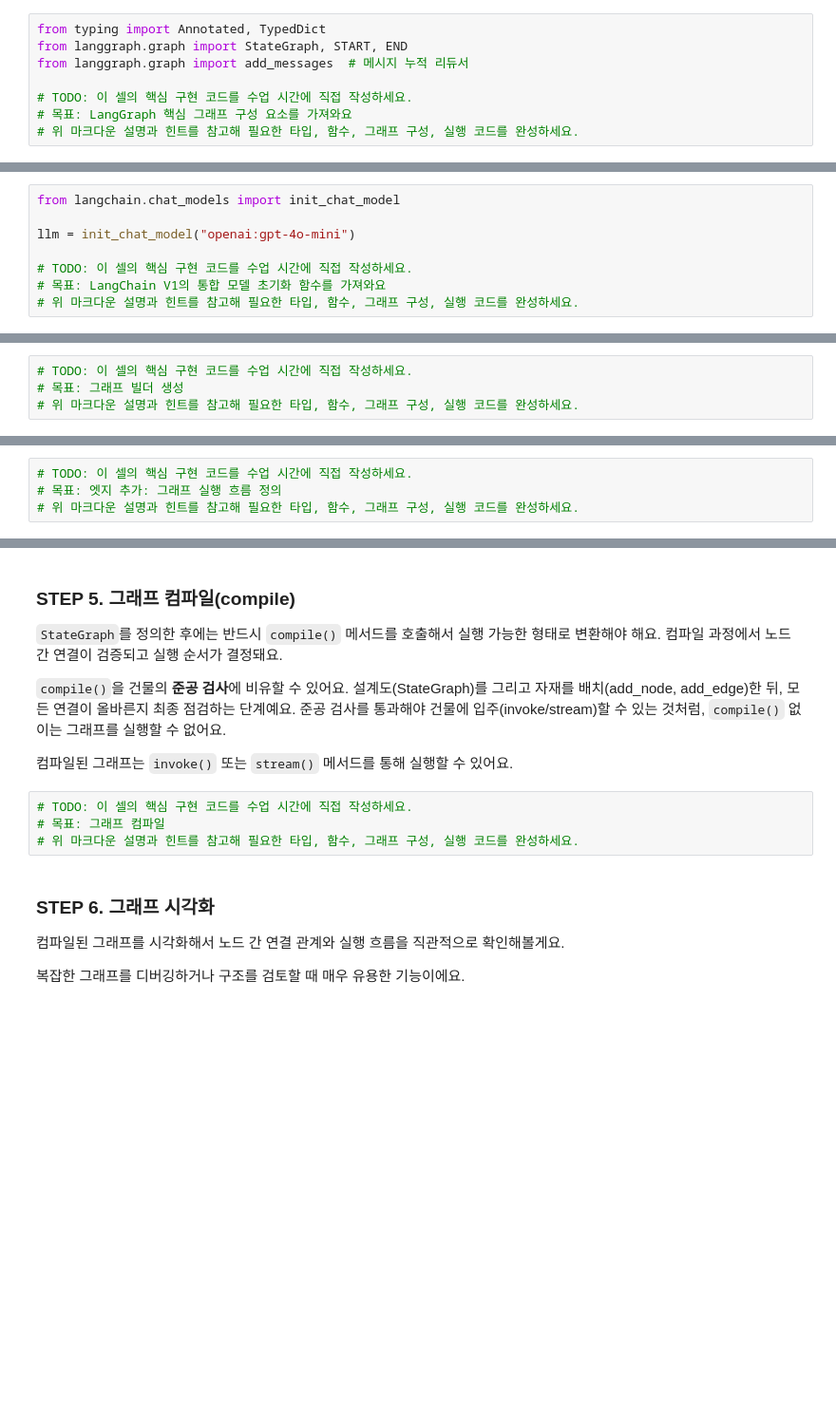
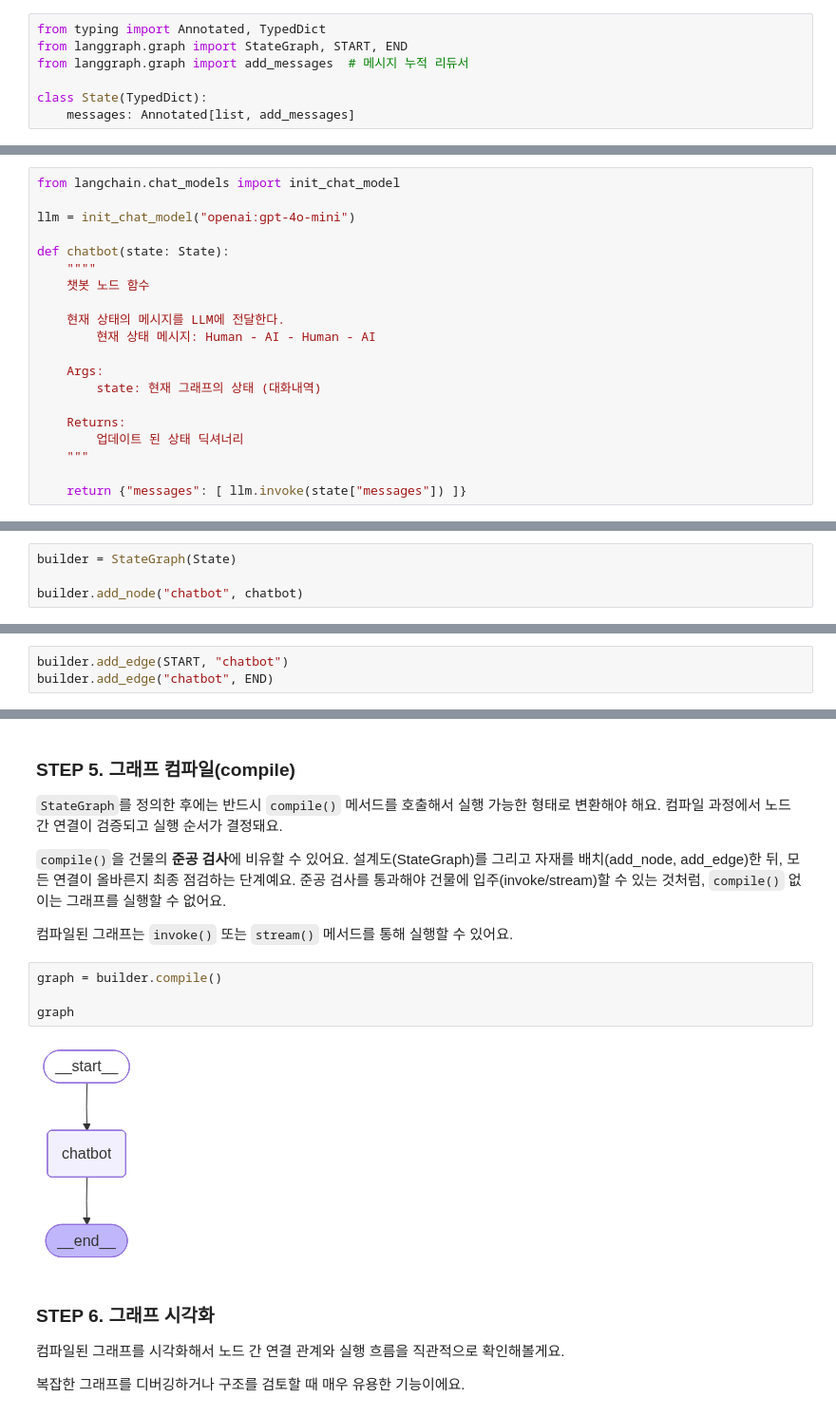
Before and after one commit to elixirevo/hk-langgraph-lecture, a Jupyter notebook: 01_LangGraph/02_LangGraph_Basics/05-ChatBot.ipynb, the cells around one changed output, grey strips where cells are left out. Shown at 95% size. Cells and saved outputs as stored; diff of their text form; blank space fills up the shorter version.

```diff
--- a/01_LangGraph/02_LangGraph_Basics/05-ChatBot.ipynb
+++ b/01_LangGraph/02_LangGraph_Basics/05-ChatBot.ipynb
@@ -83,9 +85,8 @@ from typing import Annotated, TypedDict
 from langgraph.graph import StateGraph, START, END
 from langgraph.graph import add_messages  # 메시지 누적 리듀서
 
-# TODO: 이 셀의 핵심 구현 코드를 수업 시간에 직접 작성하세요.
-# 목표: LangGraph 핵심 그래프 구성 요소를 가져와요
-# 위 마크다운 설명과 힌트를 참고해 필요한 타입, 함수, 그래프 구성, 실행 코드를 완성하세요.
+class State(TypedDict):
+    messages: Annotated[list, add_messages]
 # %% [markdown]
 ### STEP 2. 노드(Node) 정의
 
@@ -97,9 +98,21 @@ from langchain.chat_models import init_chat_model
 
 llm = init_chat_model("openai:gpt-4o-mini")
 
-# TODO: 이 셀의 핵심 구현 코드를 수업 시간에 직접 작성하세요.
-# 목표: LangChain V1의 통합 모델 초기화 함수를 가져와요
-# 위 마크다운 설명과 힌트를 참고해 필요한 타입, 함수, 그래프 구성, 실행 코드를 완성하세요.
+def chatbot(state: State):
+    """"
+    챗봇 노드 함수
+
+    현재 상태의 메시지를 LLM에 전달한다.
+        현재 상태 메시지: Human - AI - Human - AI
+
+    Args:
+        state: 현재 그래프의 상태 (대화내역)
+
+    Returns:
+        업데이트 된 상태 딕셔너리
+    """
+
+    return {"messages": [ llm.invoke(state["messages"]) ]}
 # %% [markdown]
 ### STEP 3. 그래프(Graph) 정의와 노드 추가
 
@@ -107,6 +120,6 @@ llm = init_chat_model("openai:gpt-4o-mini")
 
 `add_node()` 메서드로 그래프에 노드를 추가해요. 첫 번째 인자는 노드 이름(문자열)이고, 두 번째 인자는 실행될 함수예요.
 # %%
-# TODO: 이 셀의 핵심 구현 코드를 수업 시간에 직접 작성하세요.
-# 목표: 그래프 빌더 생성
-# 위 마크다운 설명과 힌트를 참고해 필요한 타입, 함수, 그래프 구성, 실행 코드를 완성하세요.
+builder = StateGraph(State)
+
+builder.add_node("chatbot", chatbot)
@@ -118,6 +133,5 @@ llm = init_chat_model("openai:gpt-4o-mini")
 - `START`: 그래프 실행의 진입점 — 처음으로 실행될 노드를 지정해요
 - `END`: 그래프 실행의 종료점 — 더 이상 실행할 노드가 없음을 나타내요
 # %%
-# TODO: 이 셀의 핵심 구현 코드를 수업 시간에 직접 작성하세요.
-# 목표: 엣지 추가: 그래프 실행 흐름 정의
-# 위 마크다운 설명과 힌트를 참고해 필요한 타입, 함수, 그래프 구성, 실행 코드를 완성하세요.
+builder.add_edge(START, "chatbot")
+builder.add_edge("chatbot", END)
@@ -130,9 +146,11 @@ llm = init_chat_model("openai:gpt-4o-mini")
 
 컴파일된 그래프는 `invoke()` 또는 `stream()` 메서드를 통해 실행할 수 있어요.
 # %%
-# TODO: 이 셀의 핵심 구현 코드를 수업 시간에 직접 작성하세요.
-# 목표: 그래프 컴파일
-# 위 마크다운 설명과 힌트를 참고해 필요한 타입, 함수, 그래프 구성, 실행 코드를 완성하세요.
+graph = builder.compile()
+
+graph
+# %% [output]
+[figure, added]
 # %% [markdown]
 ### STEP 6. 그래프 시각화
 
```
Also changed, not shown: parts of 7 cells of this notebook, 6 other files.
